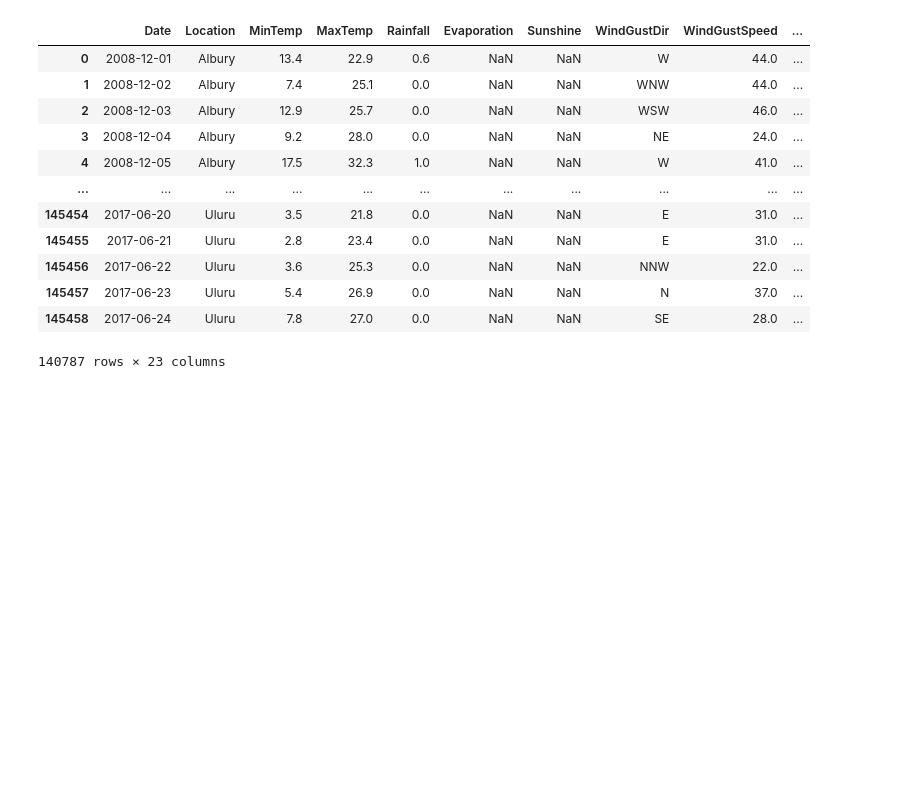
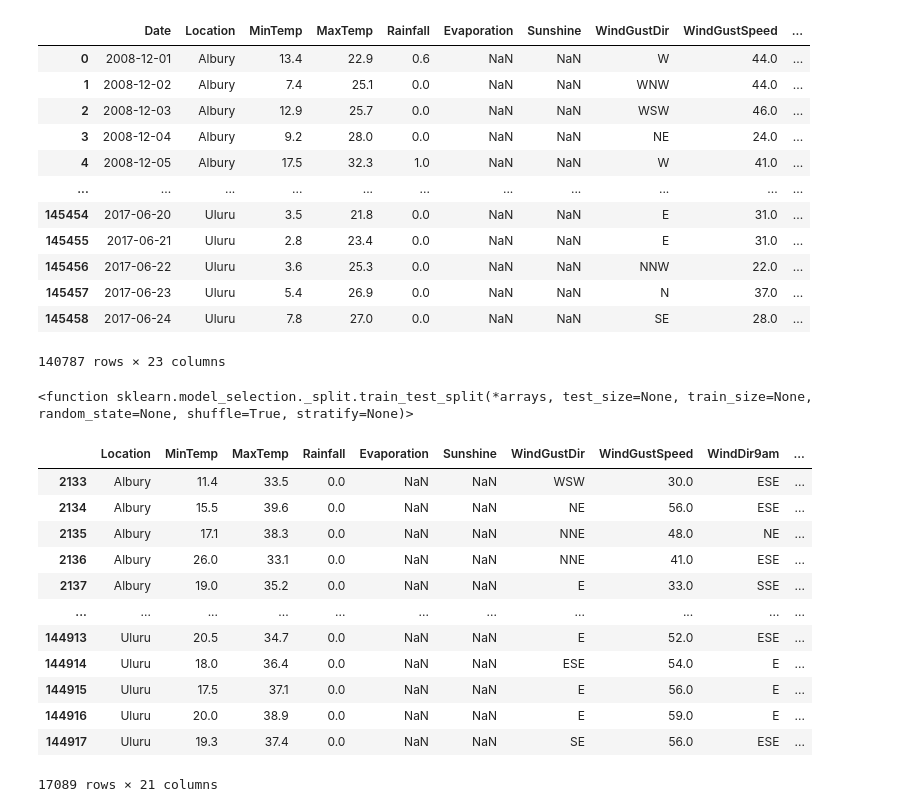
Before and after one commit to Bharat2310/ML_practice-, a Jupyter notebook: project_02/weatherInfo.ipynb, the cells around one changed output. Drawn from its saved outputs; the diff is of its cells as text; code cells hidden in the pictures; blank space fills up the shorter version.

```diff
--- a/project_02/weatherInfo.ipynb
+++ b/project_02/weatherInfo.ipynb
@@ -197,3 +197,23 @@ weather_df
 | 145457 | 2017-06-23 | Uluru | 5.4 | 26.9 | 0.0 | NaN | NaN | N | 37.0 | ... |
 | 145458 | 2017-06-24 | Uluru | 7.8 | 27.0 | 0.0 | NaN | NaN | SE | 28.0 | ... |
 140787 rows × 23 columns
+# %%
+train_test_split
+# %% [output]
+<function sklearn.model_selection._split.train_test_split(*arrays, test_size=None, train_size=None, random_state=None, shuffle=True, stratify=None)>
+# %%
+val_inputs
+# %% [output]
+|  | Location | MinTemp | MaxTemp | Rainfall | Evaporation | Sunshine | WindGustDir | WindGustSpeed | WindDir9am | ... |
+| 2133 | Albury | 11.4 | 33.5 | 0.0 | NaN | NaN | WSW | 30.0 | ESE | ... |
+| 2134 | Albury | 15.5 | 39.6 | 0.0 | NaN | NaN | NE | 56.0 | ESE | ... |
+| 2135 | Albury | 17.1 | 38.3 | 0.0 | NaN | NaN | NNE | 48.0 | NE | ... |
+| 2136 | Albury | 26.0 | 33.1 | 0.0 | NaN | NaN | NNE | 41.0 | ESE | ... |
+| 2137 | Albury | 19.0 | 35.2 | 0.0 | NaN | NaN | E | 33.0 | SSE | ... |
+| ... | ... | ... | ... | ... | ... | ... | ... | ... | ... | ... |
+| 144913 | Uluru | 20.5 | 34.7 | 0.0 | NaN | NaN | E | 52.0 | ESE | ... |
+| 144914 | Uluru | 18.0 | 36.4 | 0.0 | NaN | NaN | ESE | 54.0 | E | ... |
+| 144915 | Uluru | 17.5 | 37.1 | 0.0 | NaN | NaN | E | 56.0 | E | ... |
+| 144916 | Uluru | 20.0 | 38.9 | 0.0 | NaN | NaN | E | 59.0 | E | ... |
+| 144917 | Uluru | 19.3 | 37.4 | 0.0 | NaN | NaN | SE | 56.0 | ESE | ... |
+17089 rows × 21 columns
```
Also changed, not shown: parts of 21 cells of this notebook, 6 other files.
